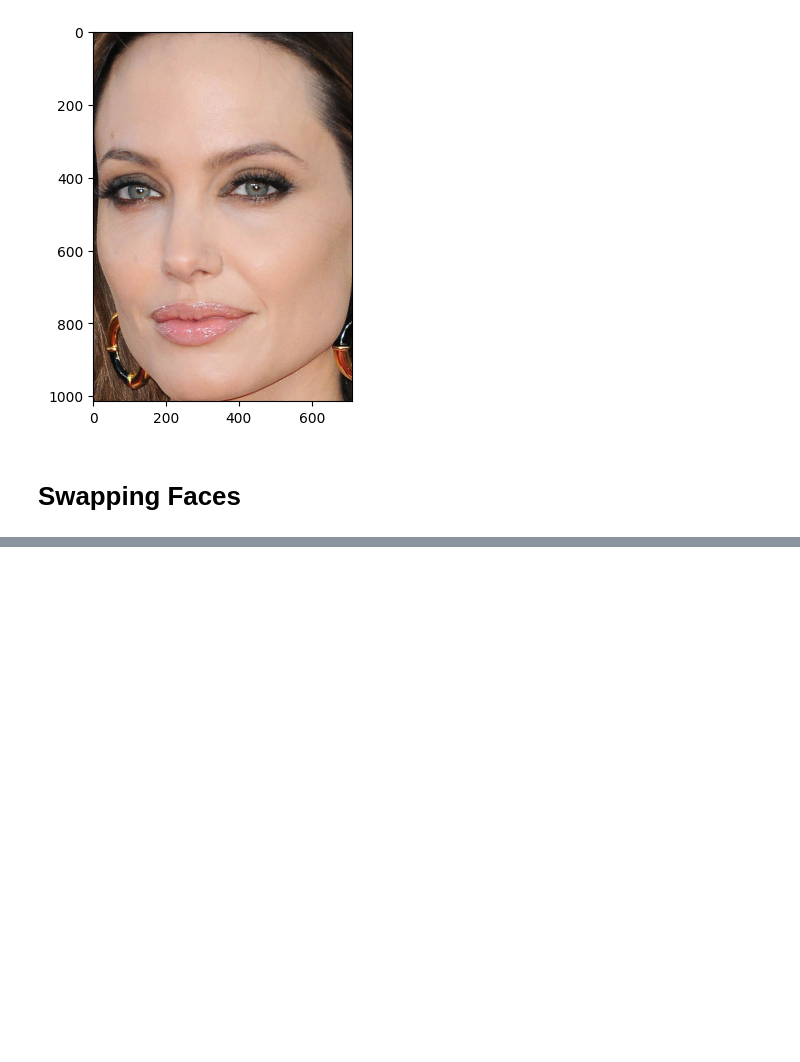
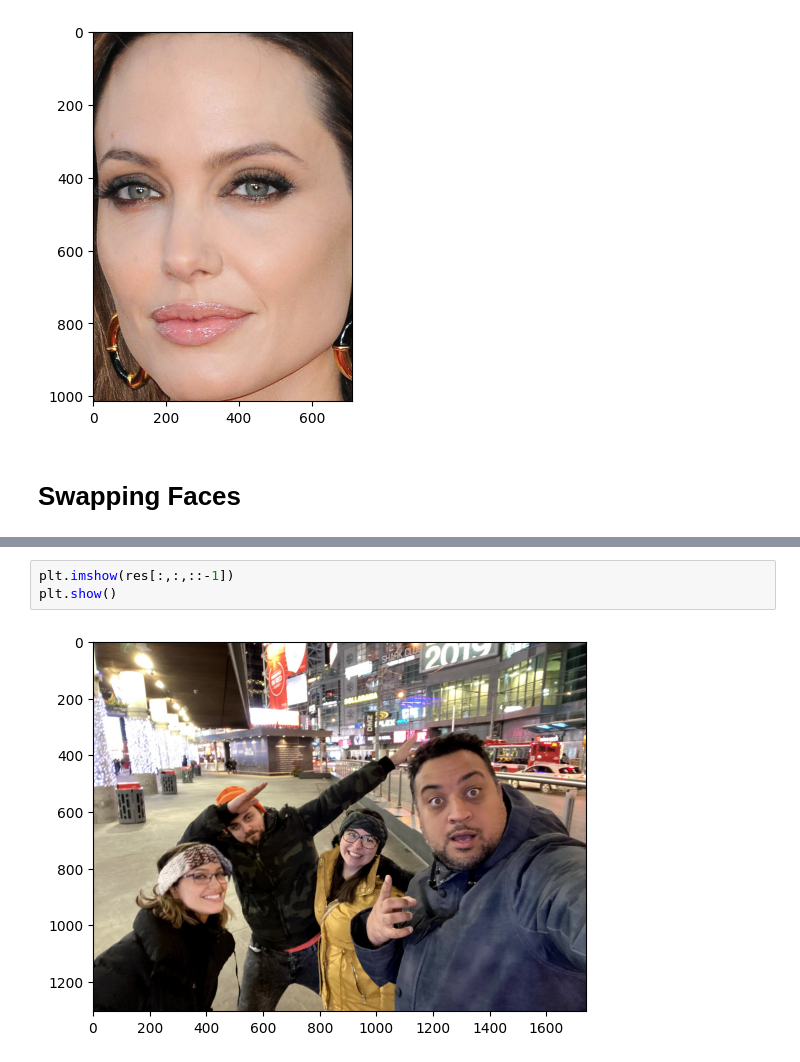
Before and after one commit to rfonseca85/jupyter_ai_playground, a Jupyter notebook: Test.ipynb, the cells around one changed output, grey strips where cells are left out. Drawn from its saved outputs; the diff is of its cells as text; blank space fills up the shorter version.

```diff
--- a/Test.ipynb
+++ b/Test.ipynb
@@ -114,0 +116,5 @@ AssertionError: model_file inswapper_128.onnx should exist
+# %%
+plt.imshow(res[:,:,::-1])
+plt.show()
+# %% [output]
+[figure, added]
```
Also changed, not shown: parts of 2 cells of this notebook.
